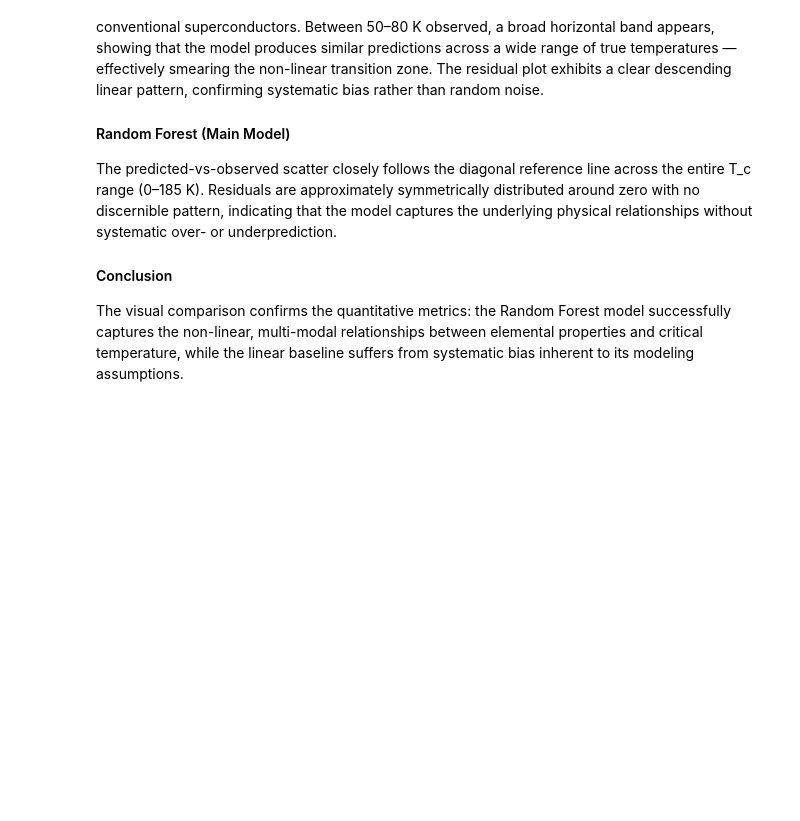
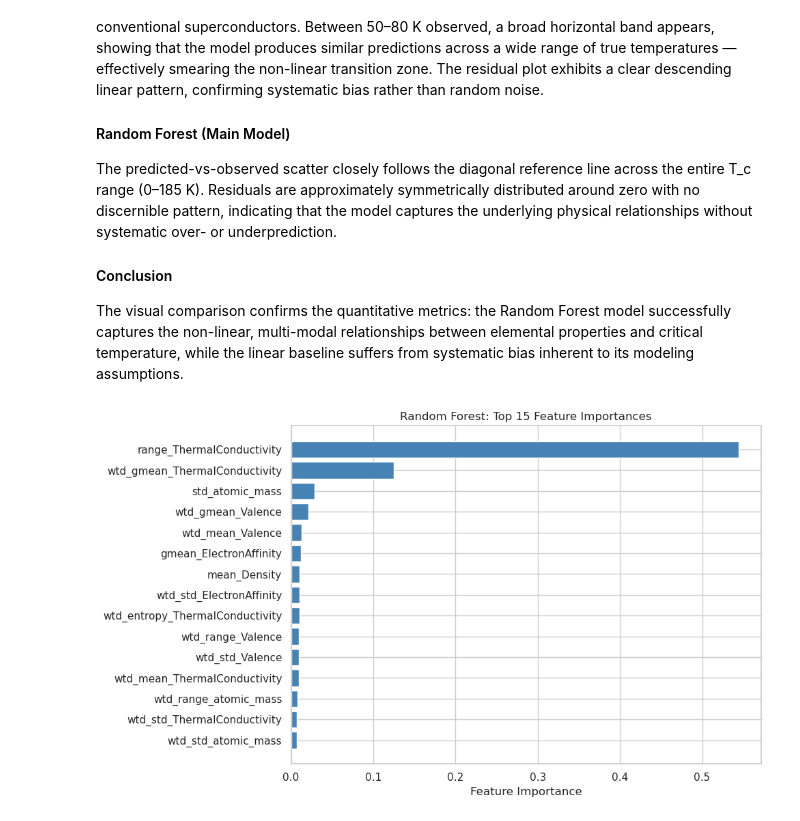
Before and after one commit to KKulmus/superconductor-tc-prediction, a Jupyter notebook: notebooks/02_Modeling.ipynb, the cells around one changed output. Cells and saved outputs as stored; diff of their text form; code cells hidden in the pictures; blank space fills up the shorter version.

Commit message:
Add feature importance and material-class-colored predictions to modeling notebook

```diff
--- a/notebooks/02_Modeling.ipynb
+++ b/notebooks/02_Modeling.ipynb
@@ -11,3 +40,7 @@ from src.pipeline import Pipeline
 from src.models import LinearRegressionModel, RandomForestModel
 
 sns.set_theme(style="whitegrid")
+# %%
+loader = SuperconductorDataLoader("../data/raw/train.csv")
+df = loader.load()
+loader.validate(df)
@@ -117,3 +169,26 @@ Forest model successfully captures the non-linear, multi-modal
 relationships between elemental properties and critical temperature,
 while the linear baseline suffers from systematic bias inherent to
 its modeling assumptions.
+# %%
+# extract feature importances from Random Forest
+importances = rf_pipeline.model.model.feature_importances_
+feature_names = df.drop(columns=["critical_temp"]).columns
+
+
+feat_imp = pd.DataFrame({
+    "feature": feature_names,
+    "importance": importances
+}).sort_values("importance", ascending=False)
+
+fig, ax = plt.subplots(figsize=(10, 6))
+top15 = feat_imp.head(15)
+ax.barh(range(len(top15)), top15["importance"].values, color="steelblue")
+ax.set_yticks(range(len(top15)))
+ax.set_yticklabels(top15["feature"].values)
+ax.invert_yaxis()
+ax.set_xlabel("Feature Importance")
+ax.set_title("Random Forest: Top 15 Feature Importances")
+plt.tight_layout()
+plt.show()
+# %% [output]
+[figure, added]
```
Also changed, not shown: parts of 9 cells of this notebook.
